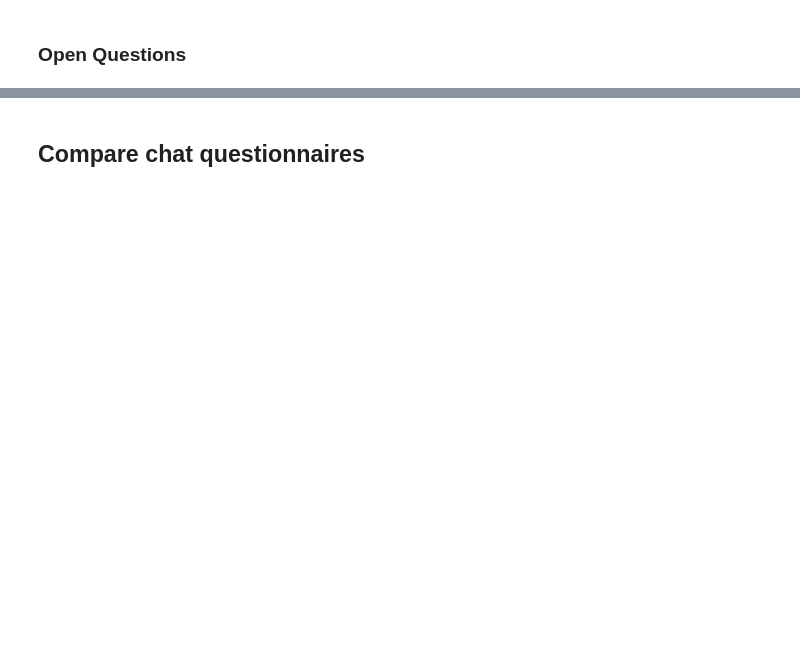
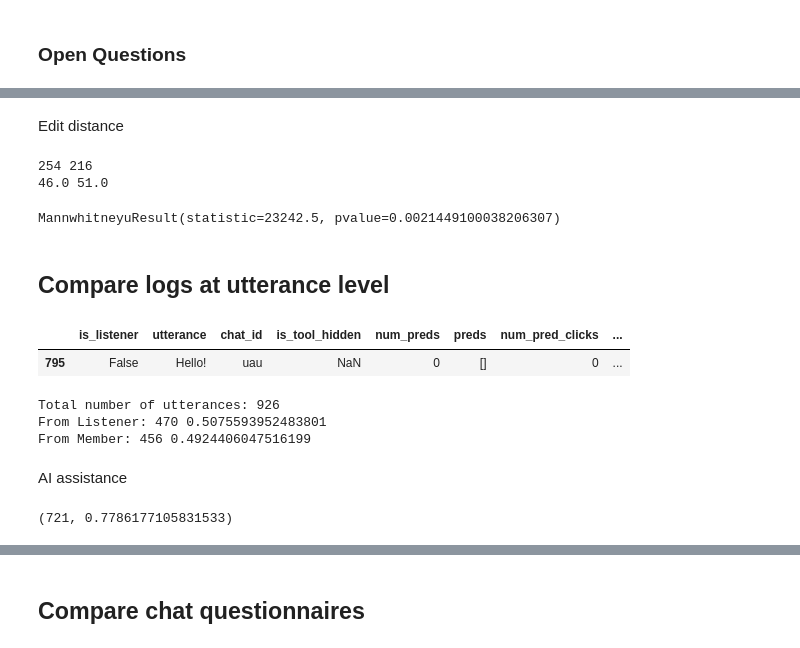
Before and after one commit to ktxlh/7cups-analysis, a Jupyter notebook: variables.ipynb, the cells around one changed output, grey strips where cells are left out. Drawn from its saved outputs; the diff is of its cells as text; code cells hidden in the pictures; blank space fills up the shorter version.

```diff
--- a/variables.ipynb
+++ b/variables.ipynb
@@ -315,8 +410,8 @@ plot_checkboxes("EXP_This tool helps more when...", "green", "helps-more")
 for col in open_cols:
     print("#" * 20 + " " + col + " " + "#" * 20)
     default_options = set(get_default_option_count(col)["Selection"].tolist()) if "comments" not in col else set()
-    for row in participants[col]:
-        open_response = ", ".join(list(filter(lambda x: x not in default_options, row.split(", ") if type(row) != float else [])))
+    for i, row in participants.iterrows():
+        open_response = ", ".join(list(filter(lambda x: x not in default_options, row[col].split(", ") if type(row[col]) != float else [])))
         if len(open_response) == 0: continue
-        print(open_response)
+        print(row["P"], open_response)
     print()
@@ -340,5 +537,8 @@ wilcoxon(tool_chats[y], no_tool_chats[y], alternative="two-sided")
+# %% [markdown]
+Edit distance
 # %%
 from scipy.stats import mannwhitneyu
+
 def parse_string_to_list(string, item_type):
     return [item_type(x) for x in string.replace("[", "").replace("]", "").split(', ')]
 
@@ -351,5 +551,38 @@ col = log_flatten_y_columns[1]
 tool_y = [x for item in tool_chats[col].tolist() for x in parse_string_to_list(item, int)]
 no_tool_y = [x for item in no_tool_chats[col].tolist() for x in parse_string_to_list(item, int)]
 
-print(sum(tool_y) / len(tool_y), sum(no_tool_y) / len(no_tool_y))
+print(len(tool_y), len(no_tool_y))
+print(pd.Series(tool_y).median(), pd.Series(no_tool_y).median())
 mannwhitneyu(tool_y, no_tool_y, alternative="less")
+# %% [output]
+254 216
+46.0 51.0
+MannwhitneyuResult(statistic=23242.5, pvalue=0.0021449100038206307)
+# %% [markdown]
+## Compare logs at utterance level
+# %%
+utter_df = pd.read_csv(LOG_PATH + "_utter.csv")
+# Join with whether the utterance belongs to a show_suggestion chat
+utter_df["Show Suggestions"] = [chats[chats["chat_id"] == utter_df["chat_id"].iloc[i]].iloc[0]["Show Suggestions"] for i in range(len(utter_df))]
+utter_df = utter_df[utter_df.notna()]
+
+utter_df.sample()
+# %% [output]
+|  | is_listener | utterance | chat_id | is_tool_hidden | num_preds | preds | num_pred_clicks | ... |
+| 795 | False | Hello! | uau | NaN | 0 | [] | 0 | ... |
+# %%
+listener_mask = utter_df["is_listener"]
+print("Total number of utterances:", len(utter_df))
+print("From Listener:", sum(listener_mask), sum(listener_mask) / len(utter_df))
+print("From Member:", sum(~listener_mask), sum(~listener_mask) / len(utter_df))
+# %% [output]
+Total number of utterances: 926
+From Listener: 470 0.5075593952483801
+From Member: 456 0.4924406047516199
+# %% [markdown]
+AI assistance
+# %%
+provide_mask = utter_df["num_preds"] > 0
+len(utter_df[provide_mask]), len(utter_df[provide_mask]) / len(utter_df)
+# %% [output]
+(721, 0.7786177105831533)
```
Also changed, not shown: parts of 50 cells of this notebook, 1 other file.
